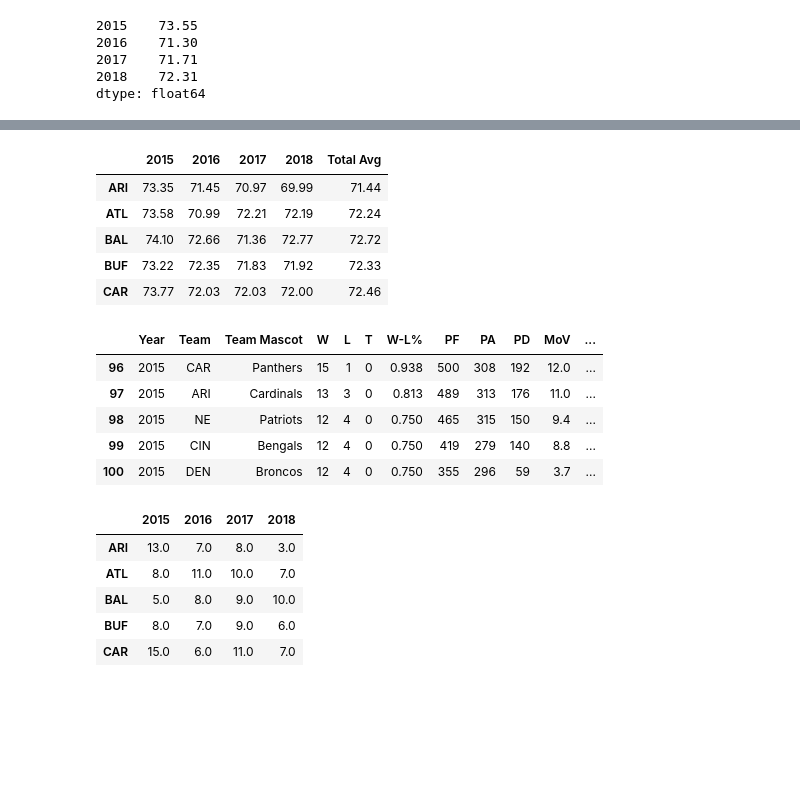
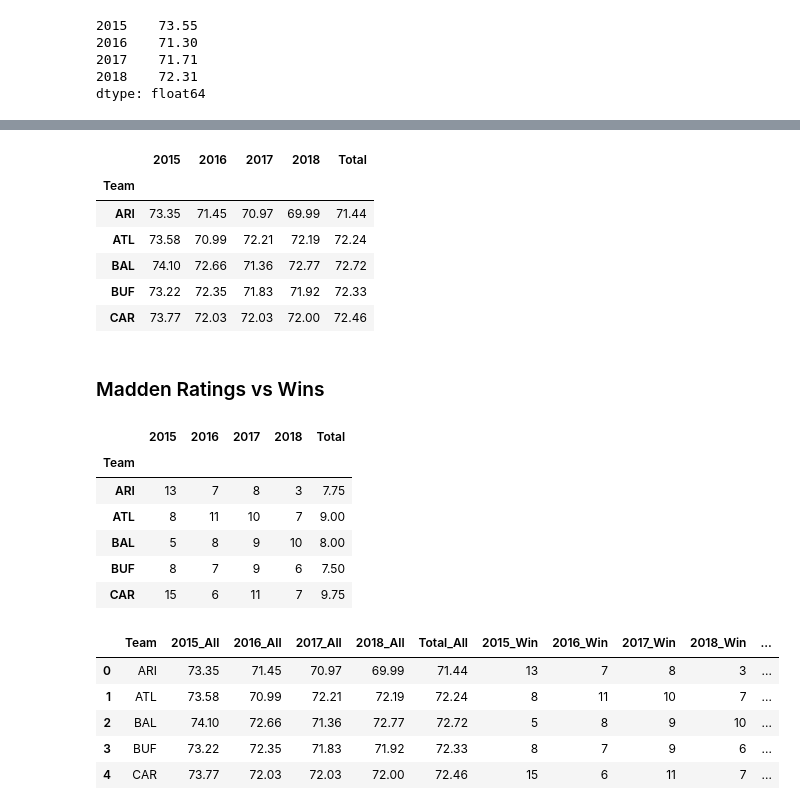
Before and after one commit to 00geist00/project-one, a Jupyter notebook: data_import.ipynb, the cells around one changed output, grey strips where cells are left out. Cells and saved outputs as stored; diff of their text form; code cells hidden in the pictures; blank space fills up the shorter version.

```diff
--- a/data_import.ipynb
+++ b/data_import.ipynb
@@ -156,23 +161,29 @@ team_overall_summary = round(pd.DataFrame({"2015" : team_overall_2015,
                         "2017" : team_overall_2017,
                         "2018" : team_overall_2018}), 2)
 
-# Calculate the overall average for each team in 4 years
-team_overall_summary["Total Avg"] = round(team_overall_summary.agg(["mean"], axis="columns"), 2)
+# Calculate the overall average for each team over 4 years
+team_overall_summary["Total"] = round(team_overall_summary.agg(["mean"], axis="columns"), 2)
 
 team_overall_summary.head()
 # %% [output]
-|  | 2015 | 2016 | 2017 | 2018 | Total Avg |
+|  | 2015 | 2016 | 2017 | 2018 | Total |
+| Team |  |  |  |  |  |
 | ARI | 73.35 | 71.45 | 70.97 | 69.99 | 71.44 |
 | ATL | 73.58 | 70.99 | 72.21 | 72.19 | 72.24 |
 | BAL | 74.10 | 72.66 | 71.36 | 72.77 | 72.72 |
 | BUF | 73.22 | 72.35 | 71.83 | 71.92 | 72.33 |
 | CAR | 73.77 | 72.03 | 72.03 | 72.00 | 72.46 |
 # %%
-# Replace the team name: PHL to PHI
+# Replace the team name: PHL to PHI & NYJ to NJY
 team_standings_2015_df = team_standings_2015_df.replace("PHL", "PHI")
 team_standings_2016_df = team_standings_2016_df.replace("PHL", "PHI")
 team_standings_2017_df = team_standings_2017_df.replace("PHL", "PHI")
 team_standings_2018_df = team_standings_2018_df.replace("PHL", "PHI")
+
+team_standings_2015_df = team_standings_2015_df.replace("NYJ", "NJY")
+team_standings_2016_df = team_standings_2016_df.replace("NYJ", "NJY")
+team_standings_2017_df = team_standings_2017_df.replace("NYJ", "NJY")
+team_standings_2018_df = team_standings_2018_df.replace("NYJ", "NJY")
 
 # Replace nan in Playoff Rank with zero
 team_standings_2015_df["Playoff Rank"] = team_standings_2015_df["Playoff Rank"].fillna(0)
@@ -185,31 +196,46 @@ team_standings_2015_df["Playoff Rank"] = team_standings_2015_df["Playoff Rank"].
 team_standings_2016_df["Playoff Rank"] = team_standings_2016_df["Playoff Rank"].astype(int)
 team_standings_2017_df["Playoff Rank"] = team_standings_2017_df["Playoff Rank"].astype(int)
 team_standings_2018_df["Playoff Rank"] = team_standings_2018_df["Playoff Rank"].astype(int)
-# %%
-team_standings_2015_df.head()
-# %% [output]
-|  | Year | Team | Team Mascot | W | L | T | W-L% | PF | PA | PD | MoV | ... |
-| 96 | 2015 | CAR | Panthers | 15 | 1 | 0 | 0.938 | 500 | 308 | 192 | 12.0 | ... |
-| 97 | 2015 | ARI | Cardinals | 13 | 3 | 0 | 0.813 | 489 | 313 | 176 | 11.0 | ... |
-| 98 | 2015 | NE | Patriots | 12 | 4 | 0 | 0.750 | 465 | 315 | 150 | 9.4 | ... |
-| 99 | 2015 | CIN | Bengals | 12 | 4 | 0 | 0.750 | 419 | 279 | 140 | 8.8 | ... |
-| 100 | 2015 | DEN | Broncos | 12 | 4 | 0 | 0.750 | 355 | 296 | 59 | 3.7 | ... |
+# %% [markdown]
+### Madden Ratings vs Wins
 # %%
+# Calculate the average wins for each team in each year
 win_2015 = team_standings_2015_df.groupby(["Team"])["W"].mean()
 win_2016 = team_standings_2016_df.groupby(["Team"])["W"].mean()
 win_2017 = team_standings_2017_df.groupby(["Team"])["W"].mean()
 win_2018 = team_standings_2018_df.groupby(["Team"])["W"].mean()
 
+# Put results into a dataframe
 win_summary = pd.DataFrame({"2015" : win_2015,
                         "2016" : win_2016,
                         "2017" : win_2017,
                         "2018" : win_2018})
 
+# Calculate the total average of wins for each team over 4 years
+win_summary["Total"] = win_summary.agg(["mean"], axis="columns")
+
 win_summary.head()
 # %% [output]
-|  | 2015 | 2016 | 2017 | 2018 |
-| ARI | 13.0 | 7.0 | 8.0 | 3.0 |
-| ATL | 8.0 | 11.0 | 10.0 | 7.0 |
-| BAL | 5.0 | 8.0 | 9.0 | 10.0 |
-| BUF | 8.0 | 7.0 | 9.0 | 6.0 |
-| CAR | 15.0 | 6.0 | 11.0 | 7.0 |
+|  | 2015 | 2016 | 2017 | 2018 | Total |
+| Team |  |  |  |  |  |
+| ARI | 13 | 7 | 8 | 3 | 7.75 |
+| ATL | 8 | 11 | 10 | 7 | 9.00 |
+| BAL | 5 | 8 | 9 | 10 | 8.00 |
+| BUF | 8 | 7 | 9 | 6 | 7.50 |
+| CAR | 15 | 6 | 11 | 7 | 9.75 |
+# %%
+# Reset the index
+table1 = team_overall_summary.reset_index()
+table2 = win_summary.reset_index().rename(columns={"index" : "Team"})
+
+# Merge 2 dataframes
+win_overall = pd.merge(table1, table2, on="Team", how="outer", suffixes=('_All', '_Win'))
+
+win_overall.head()
+# %% [output]
+|  | Team | 2015_All | 2016_All | 2017_All | 2018_All | Total_All | 2015_Win | 2016_Win | 2017_Win | 2018_Win | ... |
+| 0 | ARI | 73.35 | 71.45 | 70.97 | 69.99 | 71.44 | 13 | 7 | 8 | 3 | ... |
+| 1 | ATL | 73.58 | 70.99 | 72.21 | 72.19 | 72.24 | 8 | 11 | 10 | 7 | ... |
+| 2 | BAL | 74.10 | 72.66 | 71.36 | 72.77 | 72.72 | 5 | 8 | 9 | 10 | ... |
+| 3 | BUF | 73.22 | 72.35 | 71.83 | 71.92 | 72.33 | 8 | 7 | 9 | 6 | ... |
+| 4 | CAR | 73.77 | 72.03 | 72.03 | 72.00 | 72.46 | 15 | 6 | 11 | 7 | ... |
```
Also changed, not shown: parts of 6 cells of this notebook, 3 other files.
